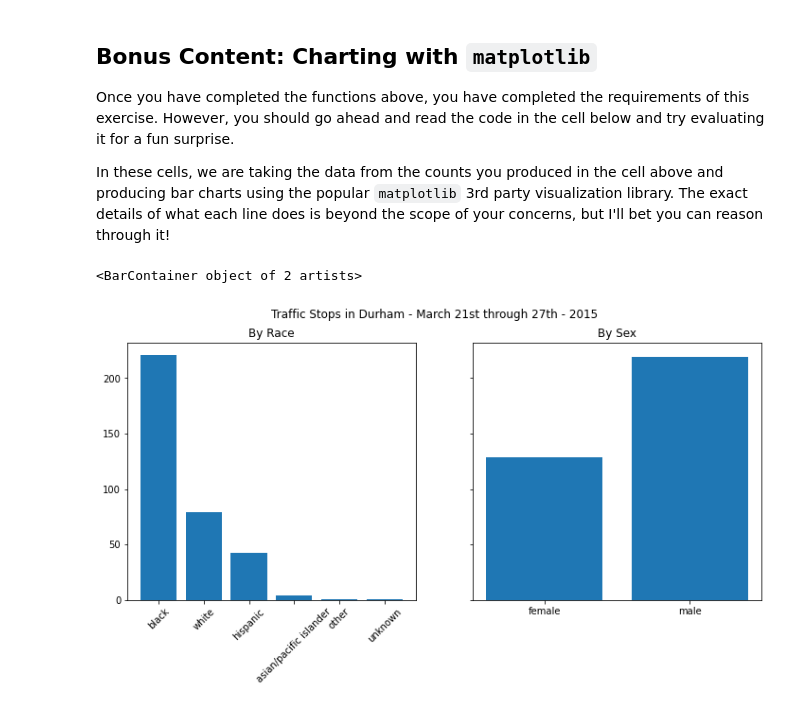
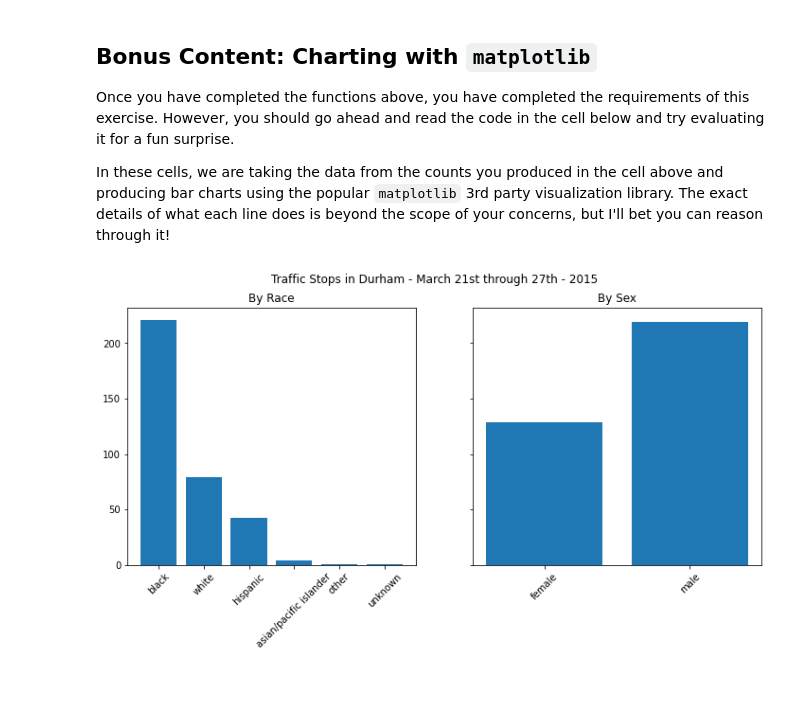
Before and after one commit to vsagasta/comp110-21s-workspace, a Jupyter notebook: exercises/ex04/data_wrangling.ipynb, the cells around one changed output. Drawn from its saved outputs; the diff is of its cells as text; code cells hidden in the pictures.

```diff
--- a/exercises/ex04/data_wrangling.ipynb
+++ b/exercises/ex04/data_wrangling.ipynb
@@ -275,16 +283,16 @@ In these cells, we are taking the data from the counts you produced in the cell
 # %%
 from matplotlib import pyplot as plt
 
 fig, axes = plt.subplots(1, 2, figsize=(12, 5), sharey=True)
 fig.suptitle("Traffic Stops in Durham - March 21st through 27th - 2015")
 
 
 axes[0].set_title("By Race")
 axes[0].bar(race_counts.keys(), race_counts.values())
 axes[0].tick_params(axis='x', labelrotation = 45)
 
 axes[1].set_title("By Sex")
 axes[1].bar(sex_counts.keys(), sex_counts.values())
+axes[1].tick_params(axis='x', labelrotation = 45)
 # %% [output]
-<BarContainer object of 2 artists>
-[figure, old version]
+[figure, new version]
```
Also changed, not shown: parts of 1 cell of this notebook, 7 other files.
